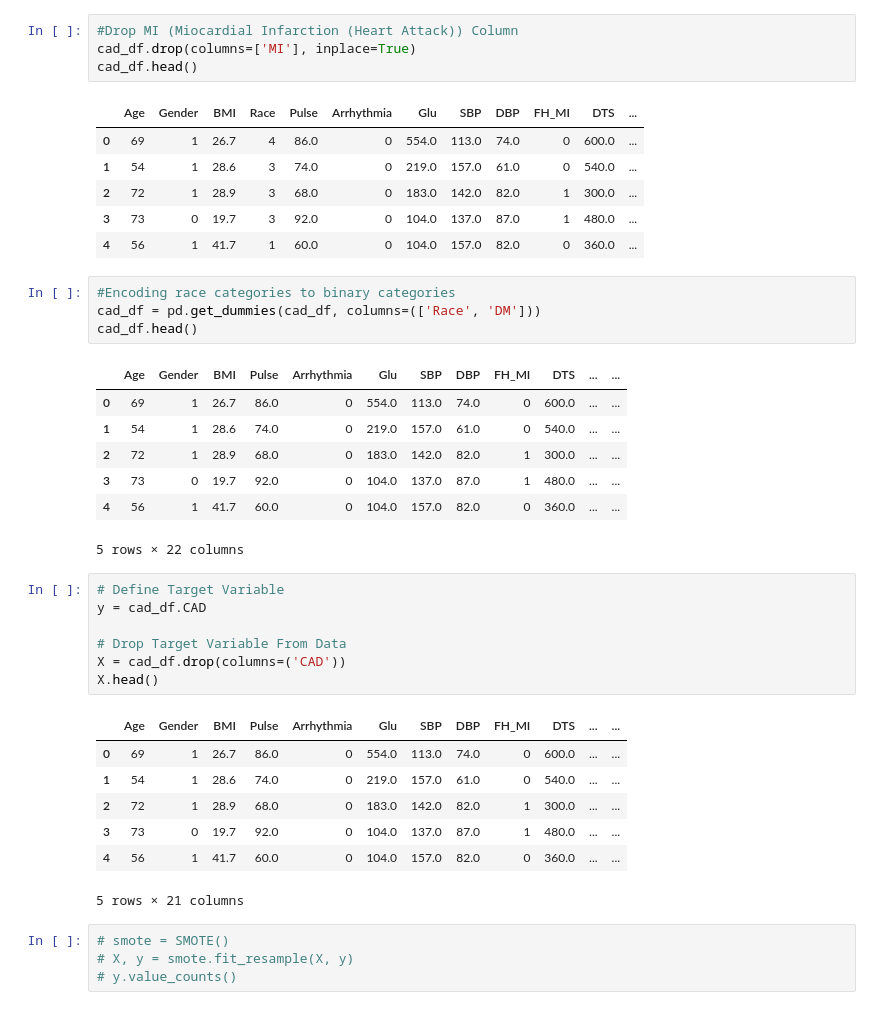
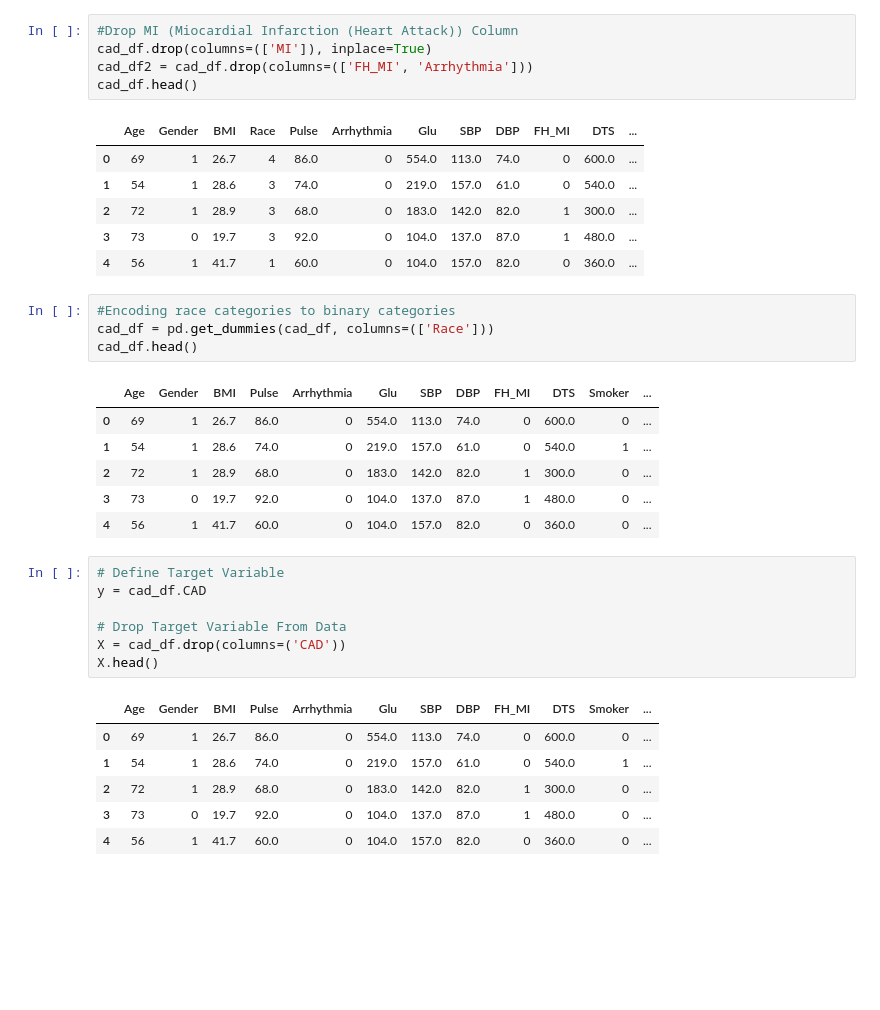
Before and after one commit to chrchristensen1/Deloitte-AI-Acadaemy-Final-Capstone-Project, a Jupyter notebook: Notebooks/CAD_Model.ipynb, the cells around one changed output. Cells and saved outputs as stored; diff of their text form; blank space fills up the shorter version.

```diff
--- a/Notebooks/CAD_Model.ipynb
+++ b/Notebooks/CAD_Model.ipynb
@@ -27,7 +27,8 @@ cad_df.head()
 | 4 | 56 | 1 | 41.7 | 1 | 60.0 | 0 | 104.0 | 157.0 | 82.0 | 0 | 360.0 | ... |
 # %%
 #Drop MI (Miocardial Infarction (Heart Attack)) Column
-cad_df.drop(columns=['MI'], inplace=True)
+cad_df.drop(columns=(['MI']), inplace=True)
+cad_df2 = cad_df.drop(columns=(['FH_MI', 'Arrhythmia']))
 cad_df.head()
 # %% [output]
 |  | Age | Gender | BMI | Race | Pulse | Arrhythmia | Glu | SBP | DBP | FH_MI | DTS | ... |
@@ -38,16 +39,15 @@ cad_df.head()
 | 4 | 56 | 1 | 41.7 | 1 | 60.0 | 0 | 104.0 | 157.0 | 82.0 | 0 | 360.0 | ... |
 # %%
 #Encoding race categories to binary categories
-cad_df = pd.get_dummies(cad_df, columns=(['Race', 'DM']))
+cad_df = pd.get_dummies(cad_df, columns=(['Race']))
 cad_df.head()
 # %% [output]
-|  | Age | Gender | BMI | Pulse | Arrhythmia | Glu | SBP | DBP | FH_MI | DTS | ... | ... |
-| 0 | 69 | 1 | 26.7 | 86.0 | 0 | 554.0 | 113.0 | 74.0 | 0 | 600.0 | ... | ... |
-| 1 | 54 | 1 | 28.6 | 74.0 | 0 | 219.0 | 157.0 | 61.0 | 0 | 540.0 | ... | ... |
-| 2 | 72 | 1 | 28.9 | 68.0 | 0 | 183.0 | 142.0 | 82.0 | 1 | 300.0 | ... | ... |
-| 3 | 73 | 0 | 19.7 | 92.0 | 0 | 104.0 | 137.0 | 87.0 | 1 | 480.0 | ... | ... |
-| 4 | 56 | 1 | 41.7 | 60.0 | 0 | 104.0 | 157.0 | 82.0 | 0 | 360.0 | ... | ... |
+|  | Age | Gender | BMI | Pulse | Arrhythmia | Glu | SBP | DBP | FH_MI | DTS | Smoker | ... |
+| 0 | 69 | 1 | 26.7 | 86.0 | 0 | 554.0 | 113.0 | 74.0 | 0 | 600.0 | 0 | ... |
+| 1 | 54 | 1 | 28.6 | 74.0 | 0 | 219.0 | 157.0 | 61.0 | 0 | 540.0 | 1 | ... |
+| 2 | 72 | 1 | 28.9 | 68.0 | 0 | 183.0 | 142.0 | 82.0 | 1 | 300.0 | 0 | ... |
+| 3 | 73 | 0 | 19.7 | 92.0 | 0 | 104.0 | 137.0 | 87.0 | 1 | 480.0 | 0 | ... |
+| 4 | 56 | 1 | 41.7 | 60.0 | 0 | 104.0 | 157.0 | 82.0 | 0 | 360.0 | 0 | ... |
-5 rows × 22 columns
 # %%
 # Define Target Variable
 y = cad_df.CAD
@@ -56,17 +56,12 @@ y = cad_df.CAD
 X = cad_df.drop(columns=('CAD'))
 X.head()
 # %% [output]
-|  | Age | Gender | BMI | Pulse | Arrhythmia | Glu | SBP | DBP | FH_MI | DTS | ... | ... |
-| 0 | 69 | 1 | 26.7 | 86.0 | 0 | 554.0 | 113.0 | 74.0 | 0 | 600.0 | ... | ... |
-| 1 | 54 | 1 | 28.6 | 74.0 | 0 | 219.0 | 157.0 | 61.0 | 0 | 540.0 | ... | ... |
-| 2 | 72 | 1 | 28.9 | 68.0 | 0 | 183.0 | 142.0 | 82.0 | 1 | 300.0 | ... | ... |
-| 3 | 73 | 0 | 19.7 | 92.0 | 0 | 104.0 | 137.0 | 87.0 | 1 | 480.0 | ... | ... |
-| 4 | 56 | 1 | 41.7 | 60.0 | 0 | 104.0 | 157.0 | 82.0 | 0 | 360.0 | ... | ... |
+|  | Age | Gender | BMI | Pulse | Arrhythmia | Glu | SBP | DBP | FH_MI | DTS | Smoker | ... |
+| 0 | 69 | 1 | 26.7 | 86.0 | 0 | 554.0 | 113.0 | 74.0 | 0 | 600.0 | 0 | ... |
+| 1 | 54 | 1 | 28.6 | 74.0 | 0 | 219.0 | 157.0 | 61.0 | 0 | 540.0 | 1 | ... |
+| 2 | 72 | 1 | 28.9 | 68.0 | 0 | 183.0 | 142.0 | 82.0 | 1 | 300.0 | 0 | ... |
+| 3 | 73 | 0 | 19.7 | 92.0 | 0 | 104.0 | 137.0 | 87.0 | 1 | 480.0 | 0 | ... |
+| 4 | 56 | 1 | 41.7 | 60.0 | 0 | 104.0 | 157.0 | 82.0 | 0 | 360.0 | 0 | ... |
-5 rows × 21 columns
-# %%
-# smote = SMOTE()
-# X, y = smote.fit_resample(X, y)
-# y.value_counts()
 # %%
 #Split Data into training and test sets
 X_train, X_test, y_train, y_test = train_test_split(X, y, random_state=42)
```
Also changed, not shown: parts of 13 cells of this notebook, 2 other files.
